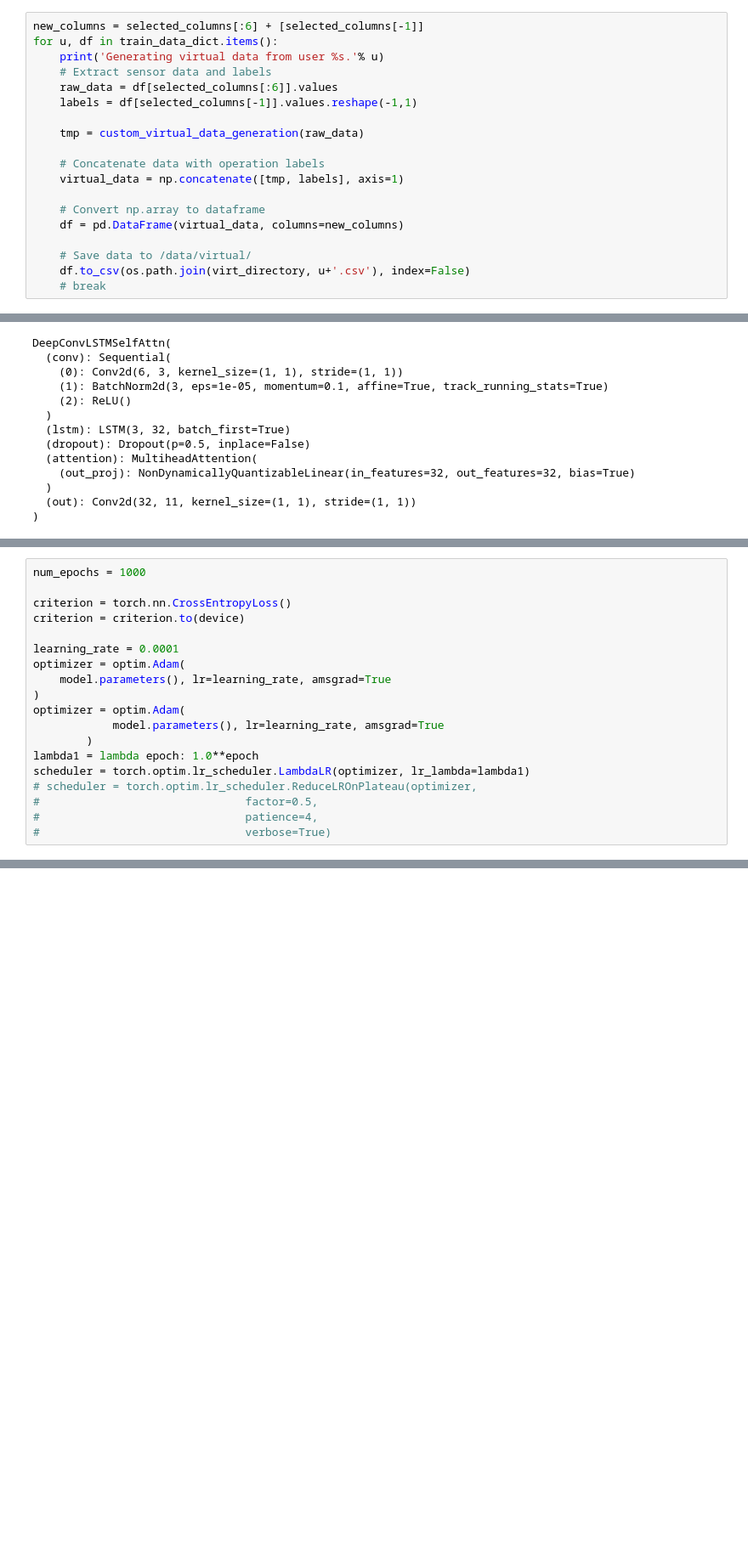
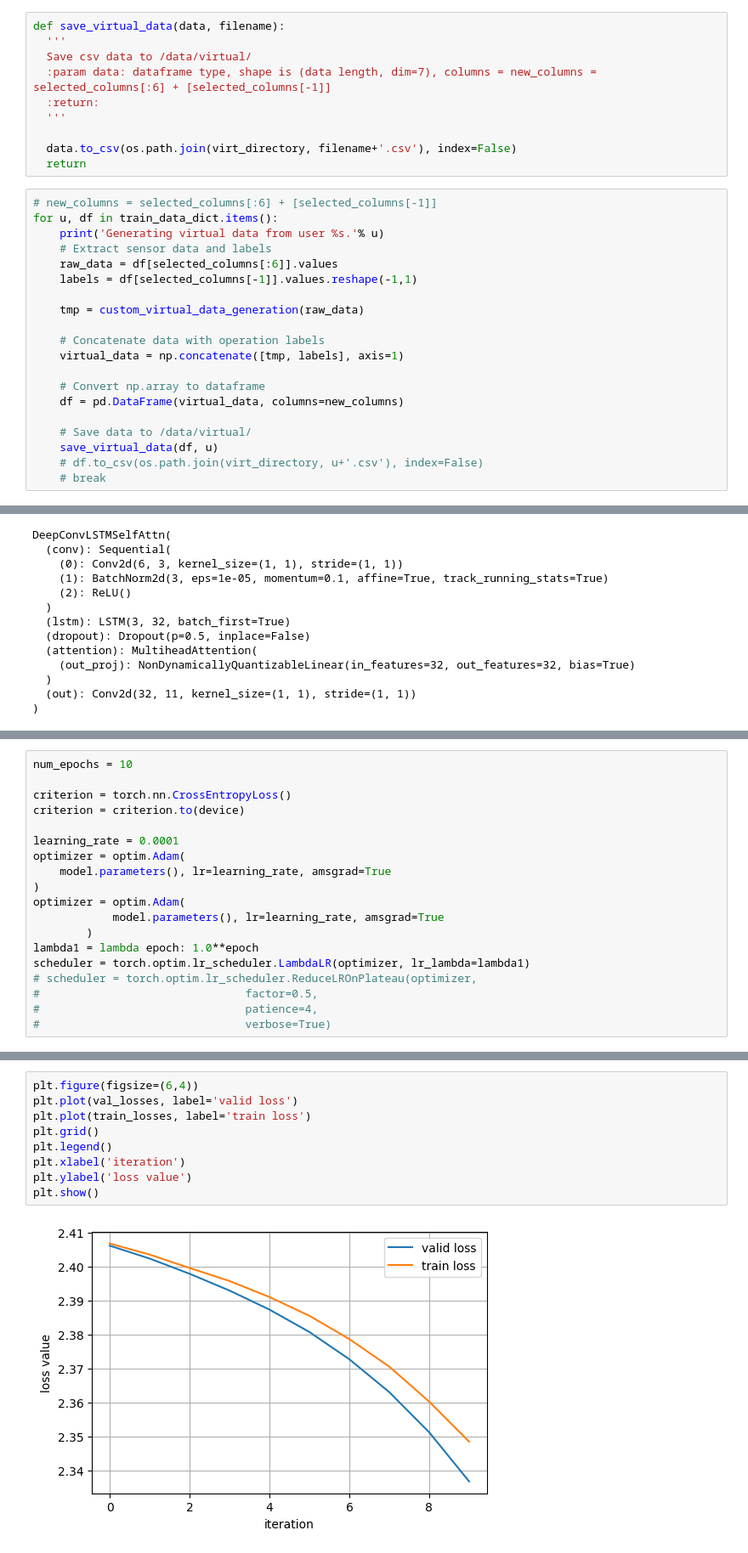
Before and after one commit to qingxinxia/OpenPackChallenge2025, a Jupyter notebook: 1.Data Augmentation Algorithm with HAR.ipynb, the cells around one changed output, grey strips where cells are left out. Shown: that part at 85% size. Drawn from its saved outputs; the diff is of its cells as text; blank space fills up the shorter version.

```diff
--- a/1.Data Augmentation Algorithm with HAR.ipynb
+++ b/1.Data Augmentation Algorithm with HAR.ipynb
@@ -548,8 +554,18 @@ def custom_virtual_data_generation(data):
 
     new_data = np.concatenate([left.transpose(), right.transpose()], axis=1)
     return new_data
+# %%
+def save_virtual_data(data, filename):
+  '''
+  Save csv data to /data/virtual/
+  :param data: dataframe type, shape is (data length, dim=7), columns = new_columns = selected_columns[:6] + [selected_columns[-1]]
+  :return:
+  '''
+
+  data.to_csv(os.path.join(virt_directory, filename+'.csv'), index=False)
+  return
 # %%
-new_columns = selected_columns[:6] + [selected_columns[-1]]
+# new_columns = selected_columns[:6] + [selected_columns[-1]]
 for u, df in train_data_dict.items():
     print('Generating virtual data from user %s.'% u)
     # Extract sensor data and labels
@@ -565,7 +581,8 @@ for u, df in train_data_dict.items():
     df = pd.DataFrame(virtual_data, columns=new_columns)
 
     # Save data to /data/virtual/
-    df.to_csv(os.path.join(virt_directory, u+'.csv'), index=False)
+    save_virtual_data(df, u)
+    # df.to_csv(os.path.join(virt_directory, u+'.csv'), index=False)
     # break
 # %% [output]
 Generating virtual data from user U0102.
@@ -845,7 +860,7 @@ class EarlyStopping:
         return False
 early_stopping = EarlyStopping()
 # %%
-num_epochs = 1000
+num_epochs = 10
 
 criterion = torch.nn.CrossEntropyLoss()
 criterion = criterion.to(device)
@@ -905,3 +915,14 @@ Compile with `TORCH_USE_CUDA_DSA` to enable device-side assertions.
+# %%
+plt.figure(figsize=(6,4))
+plt.plot(val_losses, label='valid loss')
+plt.plot(train_losses, label='train loss')
+plt.grid()
+plt.legend()
+plt.xlabel('iteration')
+plt.ylabel('loss value')
+plt.show()
+# %% [output]
+[figure, added]
 # %%
 test_loss, test_losses = [], []
 for epoch in tqdm(range(num_epochs)):
```
Also changed, not shown: parts of 27 cells of this notebook.
